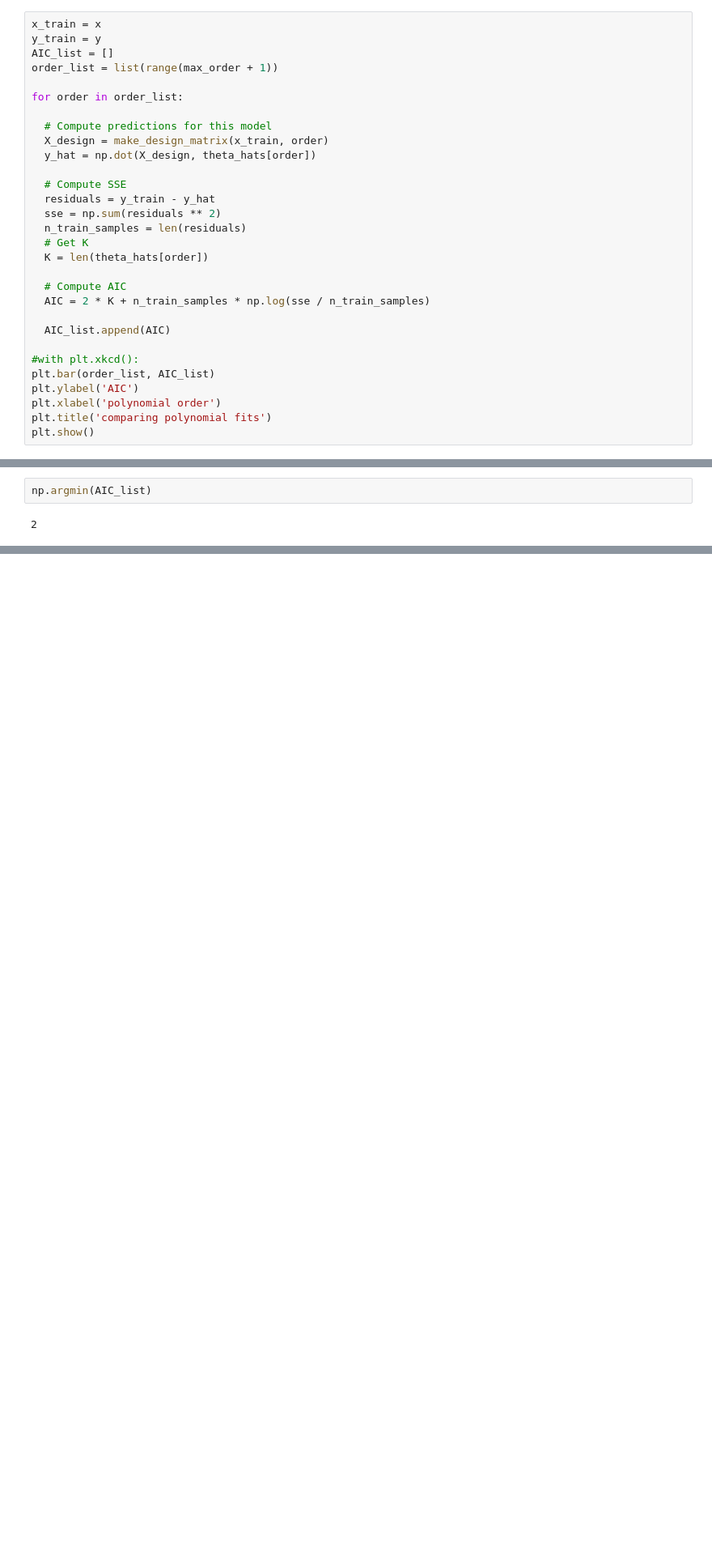
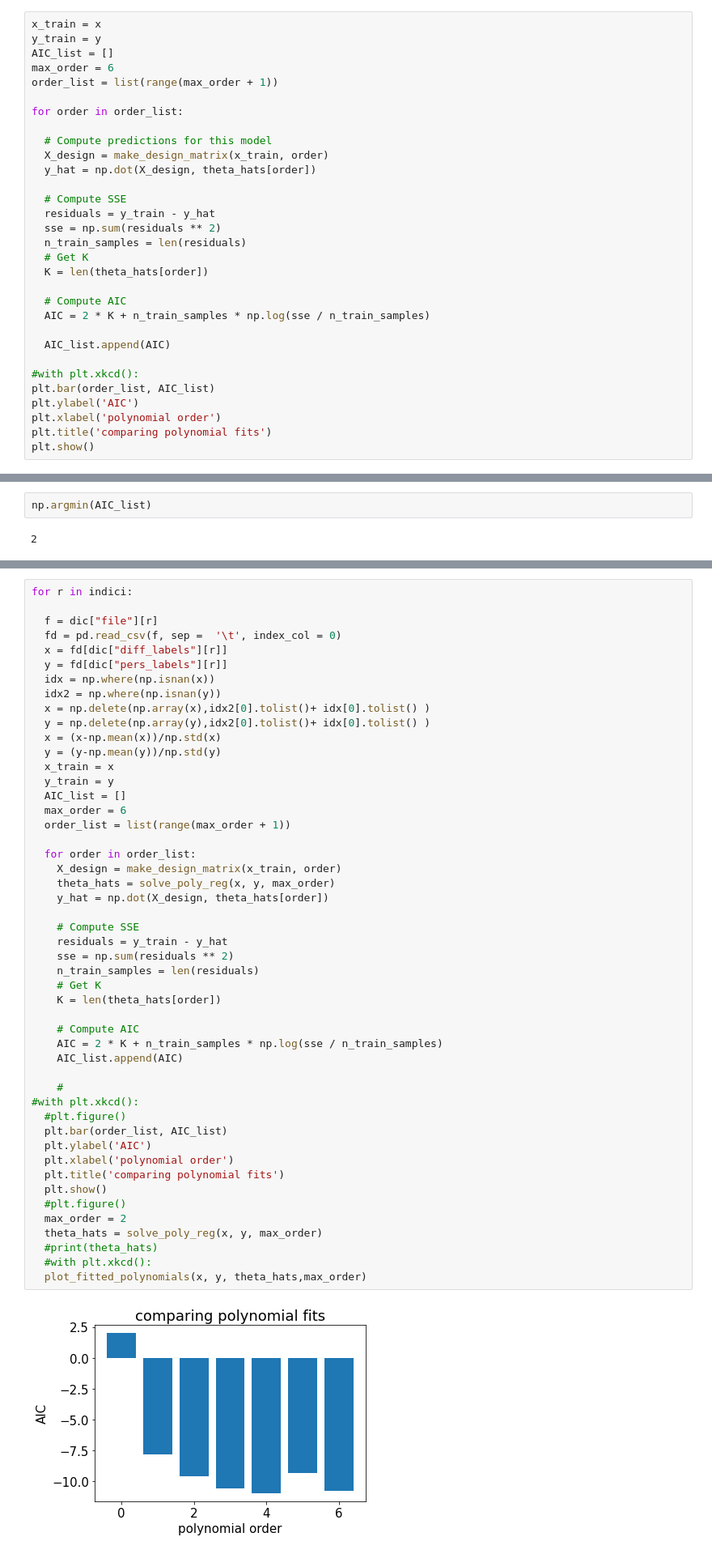
Before and after one commit to benedetta-mariani/BrainHack-Padova-2020, a Jupyter notebook: ModelSelection.ipynb, the cells around one changed output, grey strips where cells are left out. Shown at 81% size. Saved outputs shown, nothing was run; the diff lists cells and outputs as text; blank space fills up the shorter version.

```diff
--- a/ModelSelection.ipynb
+++ b/ModelSelection.ipynb
@@ -414,6 +436,7 @@ array([1.00217548, 0.98009201, 0.97389027, 0.97441742, 0.97519303,
 x_train = x
 y_train = y
 AIC_list = []
+max_order = 6
 order_list = list(range(max_order + 1))
 
 for order in order_list:
@@ -450,0 +489,51 @@ np.argmin(AIC_list)
+# %%
+for r in indici:
+
+  f = dic["file"][r]
+  fd = pd.read_csv(f, sep =  '\t', index_col = 0)
+  x = fd[dic["diff_labels"][r]]
+  y = fd[dic["pers_labels"][r]]
+  idx = np.where(np.isnan(x))
+  idx2 = np.where(np.isnan(y))
+  x = np.delete(np.array(x),idx2[0].tolist()+ idx[0].tolist() )
+  y = np.delete(np.array(y),idx2[0].tolist()+ idx[0].tolist() )
+  x = (x-np.mean(x))/np.std(x)
+  y = (y-np.mean(y))/np.std(y)
+  x_train = x
+  y_train = y
+  AIC_list = []
+  max_order = 6
+  order_list = list(range(max_order + 1))
+
+  for order in order_list:
+    X_design = make_design_matrix(x_train, order)
+    theta_hats = solve_poly_reg(x, y, max_order)
+    y_hat = np.dot(X_design, theta_hats[order])
+
+    # Compute SSE
+    residuals = y_train - y_hat
+    sse = np.sum(residuals ** 2)
+    n_train_samples = len(residuals)
+    # Get K
+    K = len(theta_hats[order])
+
+    # Compute AIC
+    AIC = 2 * K + n_train_samples * np.log(sse / n_train_samples)
+    AIC_list.append(AIC)
+
+    #
+#with plt.xkcd():
+  #plt.figure()
+  plt.bar(order_list, AIC_list)
+  plt.ylabel('AIC')
+  plt.xlabel('polynomial order')
+  plt.title('comparing polynomial fits')
+  plt.show()
+  #plt.figure()
+  max_order = 2
+  theta_hats = solve_poly_reg(x, y, max_order)
+  #print(theta_hats)
+  #with plt.xkcd():
+  plot_fitted_polynomials(x, y, theta_hats,max_order)
+# %% [output]
+[figure, added]
```
Also changed, not shown: parts of 23 cells of this notebook.
